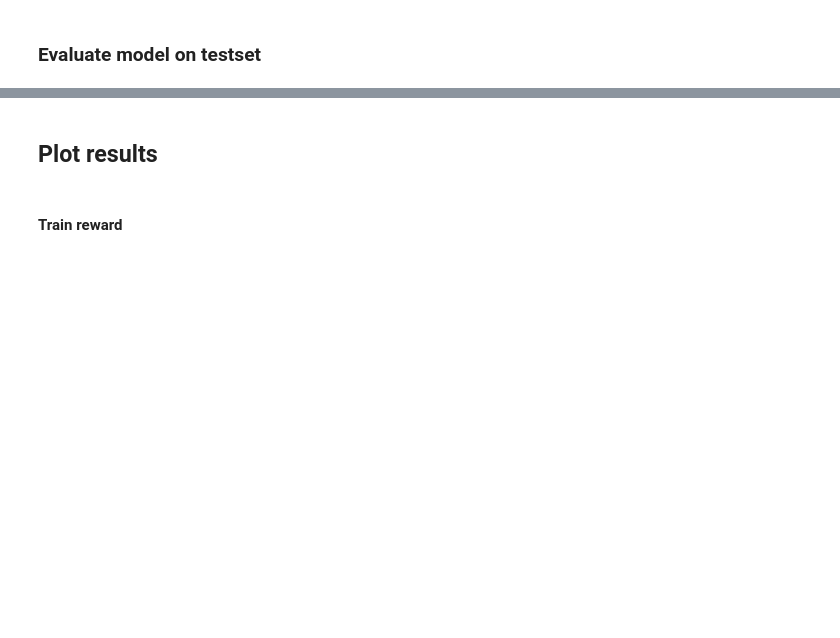
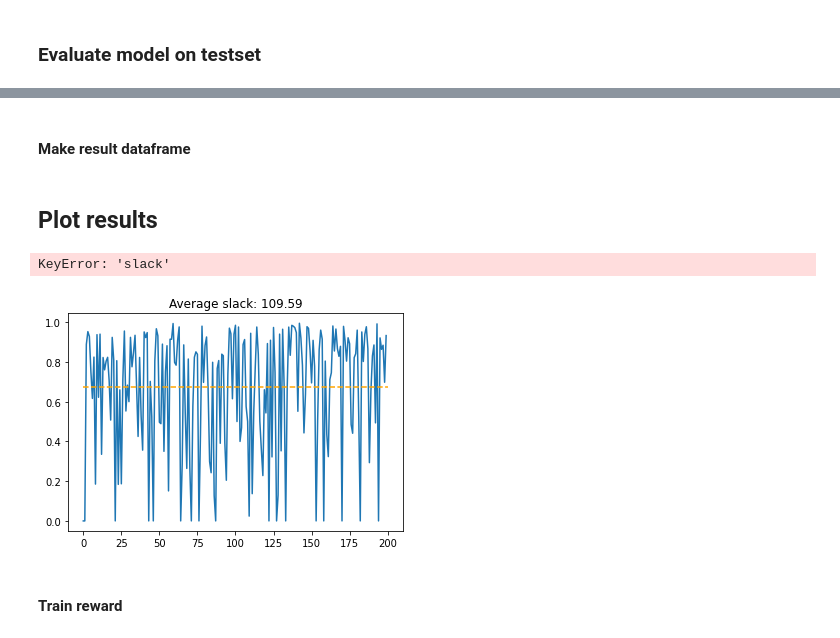
Before and after one commit to olestole/Turbine-RUL-RL, a Jupyter notebook: turbine-rul-rl.ipynb, the cells around one changed output, grey strips where cells are left out. Cells and saved outputs as stored; diff of their text form; code cells hidden in the pictures; blank space fills up the shorter version.

```diff
--- a/turbine-rul-rl.ipynb
+++ b/turbine-rul-rl.ipynb
@@ -194,5 +194,20 @@ Mean reward: -5.258840169731259 Num episodes: 707
+# %% [markdown]
+#### Make result dataframe
+# %%
+machine_max_rul = data_sv_test.groupby(['machine'])['rul'].max()
+df = utils.create_results_dataframe(machine_max_rul, all_episode_rewards, all_nr_of_actions)
+
+# Save dataframe
+#utils.save_dataframe(df, log_dir)
 # %% [markdown]
 ## Plot results
+# %%
+stop = 100
+
+utils.plot_slack(df, stop=200)
+# %% [output]
+KeyError: 'slack'
+[figure, added]
 # %% [markdown]
 #### Train reward
 # %%
```
Also changed, not shown: parts of 4 cells of this notebook, 1 other file.
